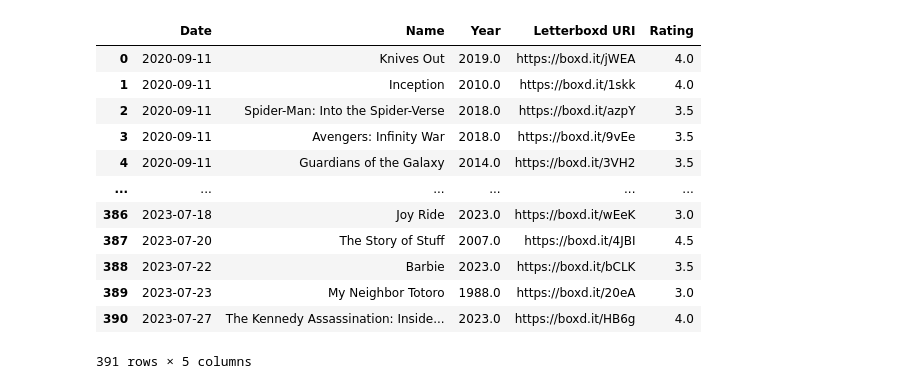
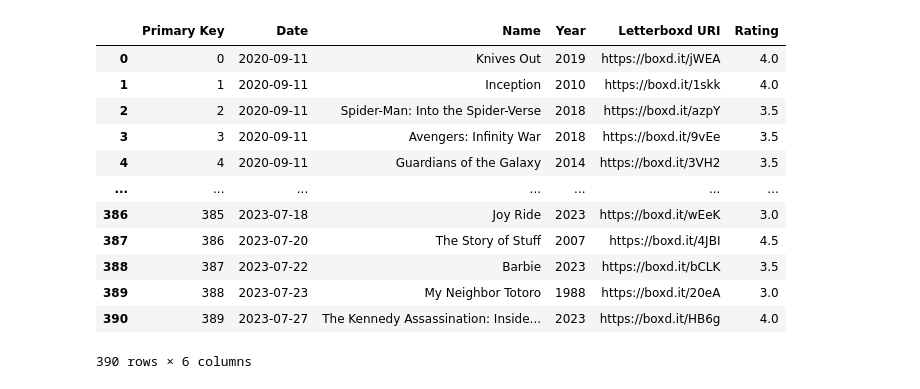
Before and after one commit to writingindy/Letterboxd_Project, a Jupyter notebook: dev.ipynb, the cells around one changed output. Saved outputs shown, nothing was run; the diff lists cells and outputs as text; code cells hidden in the pictures.

```diff
--- a/dev.ipynb
+++ b/dev.ipynb
@@ -61,20 +177,17 @@ def extract_TMDb_data(data):
 # %%
 processed_data = preprocess_data(data)
-
-TMDb_links = pd.DataFrame(extract_TMDb_data(processed_data))
+processed_data
+# %% [output]
+|  | Primary Key | Date | Name | Year | Letterboxd URI | Rating |
+| 0 | 0 | 2020-09-11 | Knives Out | 2019 | https://boxd.it/jWEA | 4.0 |
+| 1 | 1 | 2020-09-11 | Inception | 2010 | https://boxd.it/1skk | 4.0 |
+| 2 | 2 | 2020-09-11 | Spider-Man: Into the Spider-Verse | 2018 | https://boxd.it/azpY | 3.5 |
+| 3 | 3 | 2020-09-11 | Avengers: Infinity War | 2018 | https://boxd.it/9vEe | 3.5 |
+| 4 | 4 | 2020-09-11 | Guardians of the Galaxy | 2014 | https://boxd.it/3VH2 | 3.5 |
+| ... | ... | ... | ... | ... | ... | ... |
+| 386 | 385 | 2023-07-18 | Joy Ride | 2023 | https://boxd.it/wEeK | 3.0 |
+| 387 | 386 | 2023-07-20 | The Story of Stuff | 2007 | https://boxd.it/4JBI | 4.5 |
+| 388 | 387 | 2023-07-22 | Barbie | 2023 | https://boxd.it/bCLK | 3.5 |
+| 389 | 388 | 2023-07-23 | My Neighbor Totoro | 1988 | https://boxd.it/20eA | 3.0 |
+| 390 | 389 | 2023-07-27 | The Kennedy Assassination: Inside... | 2023 | https://boxd.it/HB6g | 4.0 |
+390 rows × 6 columns
-# %%
-data
-# %% [output]
-|  | Date | Name | Year | Letterboxd URI | Rating |
-| 0 | 2020-09-11 | Knives Out | 2019.0 | https://boxd.it/jWEA | 4.0 |
-| 1 | 2020-09-11 | Inception | 2010.0 | https://boxd.it/1skk | 4.0 |
-| 2 | 2020-09-11 | Spider-Man: Into the Spider-Verse | 2018.0 | https://boxd.it/azpY | 3.5 |
-| 3 | 2020-09-11 | Avengers: Infinity War | 2018.0 | https://boxd.it/9vEe | 3.5 |
-| 4 | 2020-09-11 | Guardians of the Galaxy | 2014.0 | https://boxd.it/3VH2 | 3.5 |
-| ... | ... | ... | ... | ... | ... |
-| 386 | 2023-07-18 | Joy Ride | 2023.0 | https://boxd.it/wEeK | 3.0 |
-| 387 | 2023-07-20 | The Story of Stuff | 2007.0 | https://boxd.it/4JBI | 4.5 |
-| 388 | 2023-07-22 | Barbie | 2023.0 | https://boxd.it/bCLK | 3.5 |
-| 389 | 2023-07-23 | My Neighbor Totoro | 1988.0 | https://boxd.it/20eA | 3.0 |
-| 390 | 2023-07-27 | The Kennedy Assassination: Inside... | 2023.0 | https://boxd.it/HB6g | 4.0 |
-391 rows × 5 columns
```
Also changed, not shown: parts of 9 cells of this notebook.
